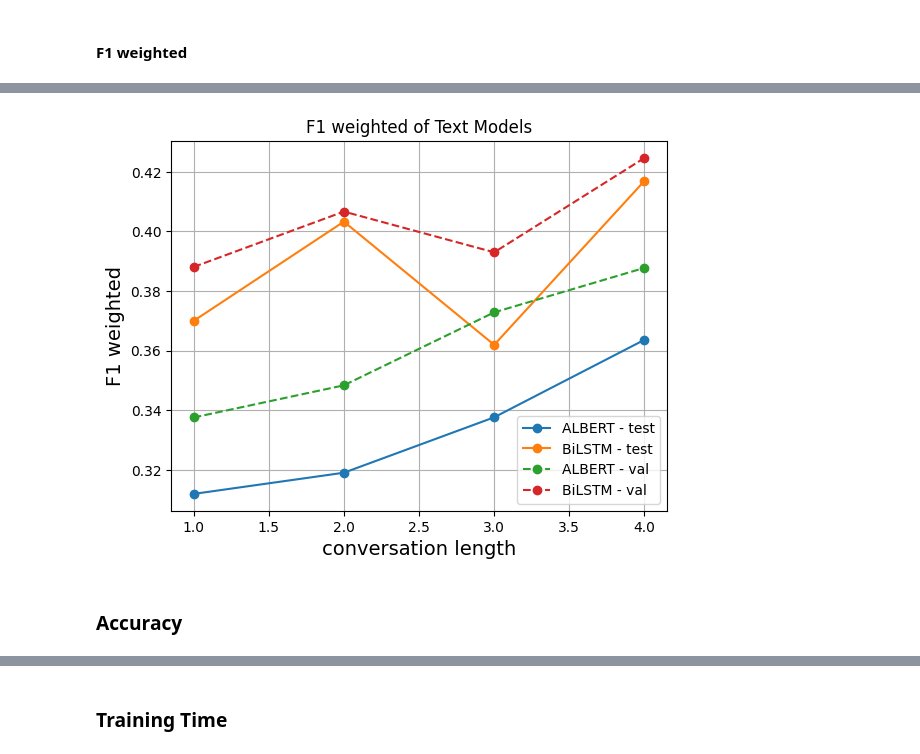
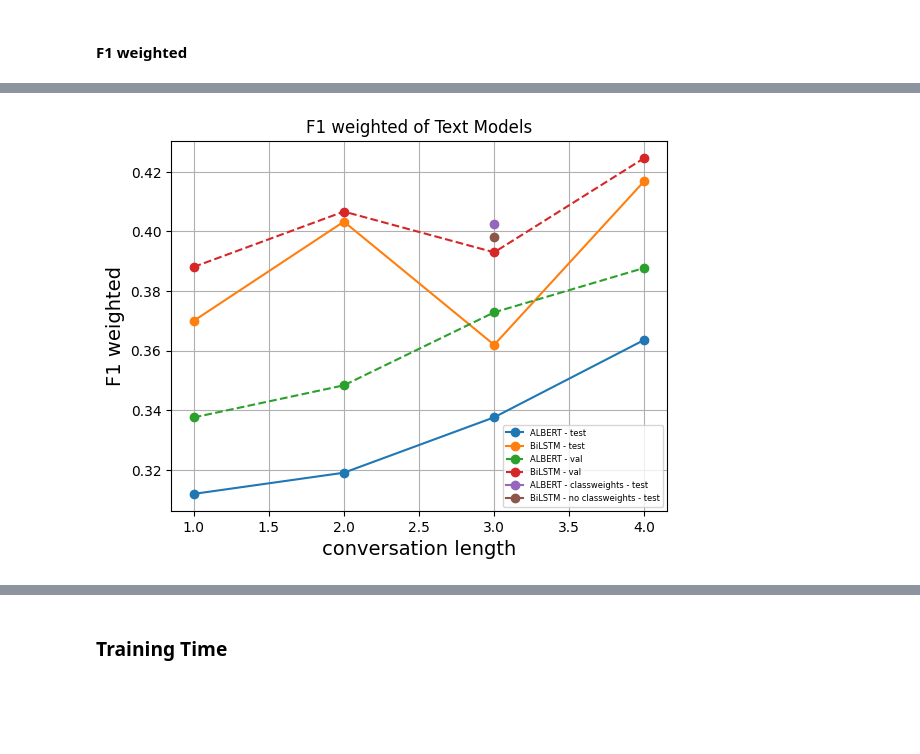
Before and after one commit to eskinderit/A-comparison-of-small-and-large-uni-multi-modal-language-models-for-sentiment-analysis-, a Jupyter notebook: Result Visualization.ipynb, the cells around one changed output, grey strips where cells are left out. Saved outputs shown, nothing was run; the diff lists cells and outputs as text; code cells hidden in the pictures; blank space fills up the shorter version.

```diff
--- a/Result Visualization.ipynb
+++ b/Result Visualization.ipynb
@@ -39,12 +39,21 @@ class Results:
     def __str__(self):
         return str(vars(res))
 
+# without class weights
 
 albert_results = [Results(train_log_url = f'./results/text/ALBERT/logs/log_conv{i}_TextTransformer_s42.txt',
     eval_log_url=f'./results/text/ALBERT/logs/log_conv{i}_TextTransformer_s42_results.txt') for i in range(1,5)]
 
 text_bilstm_results = [Results(train_log_url = f'./results/text/BiLSTM/logs/log_conv{i}_SimpleTextModel_s42.txt',
     eval_log_url=f'./results/text/BiLSTM/logs/log_conv{i}_SimpleTextModel_s42_results.txt') for i in range(1,5)]
+
+albert_results_classweight = Results(train_log_url = f'./results/text/ALBERT/logs/classweight/log_conv3_TextTransformer_cw_s42.txt',
+    eval_log_url=f'./results/text/ALBERT/logs/classweight/log_conv3_TextTransformer_cw_s42_results.txt')
+
+text_bilstm_results_classweight = Results(train_log_url = f'./results/text/BiLSTM/logs/classweight/log_conv3_SimpleTextModel_cw_s42.txt',
+    eval_log_url=f'./results/text/BiLSTM/logs/classweight/log_conv3_SimpleTextModel_cw_s42_results.txt')
+
+# using class weights and conv_length = 3
 # %% [markdown]
 ### F1
 # %% [markdown]
@@ -75,22 +110,24 @@ plt.show()
 # %%
 albert_f1_weighted_test = [i.test_f1_weighted for i in albert_results]
 text_bilstm_f1_weighted_test = [i.test_f1_weighted for i in text_bilstm_results]
+albert_f1_weighted_test_classweights = albert_results_classweight.test_f1_weighted
+text_bilstm_f1_weighted_test_classweights = text_bilstm_results_classweight.test_f1_weighted
 albert_f1_weighted_val = [i.val_f1_weighted for i in albert_results]
 text_bilstm_f1_weighted_val = [i.val_f1_weighted for i in text_bilstm_results]
 albert_convlen = [i.conv_length for i in albert_results]
 
 ## F1 weighted depending on conversation length
 plt.plot(albert_convlen, albert_f1_weighted_test, marker='o', label='ALBERT - test')
 plt.plot(albert_convlen, text_bilstm_f1_weighted_test, marker='o', label='BiLSTM - test')
 plt.plot(albert_convlen, albert_f1_weighted_val, linestyle='--', marker='o', label='ALBERT - val')
 plt.plot(albert_convlen, text_bilstm_f1_weighted_val, linestyle='--', marker='o', label='BiLSTM - val')
+plt.plot([3], albert_f1_weighted_test_classweights, marker='o', label='ALBERT - classweights - test ')
+plt.plot([3], text_bilstm_f1_weighted_test_classweights, marker='o', label='BiLSTM - no classweights - test')
 plt.ylabel('F1 weighted', fontsize=14)
 plt.xlabel('conversation length', fontsize=14)
 plt.title('F1 weighted of Text Models')
 plt.grid()
-plt.legend()
+plt.legend(fontsize=6)
 plt.show()
 # %% [output]
-[figure, old version]
+[figure, new version]
-# %% [markdown]
-### Accuracy
```
Also changed, not shown: parts of 16 cells of this notebook.
